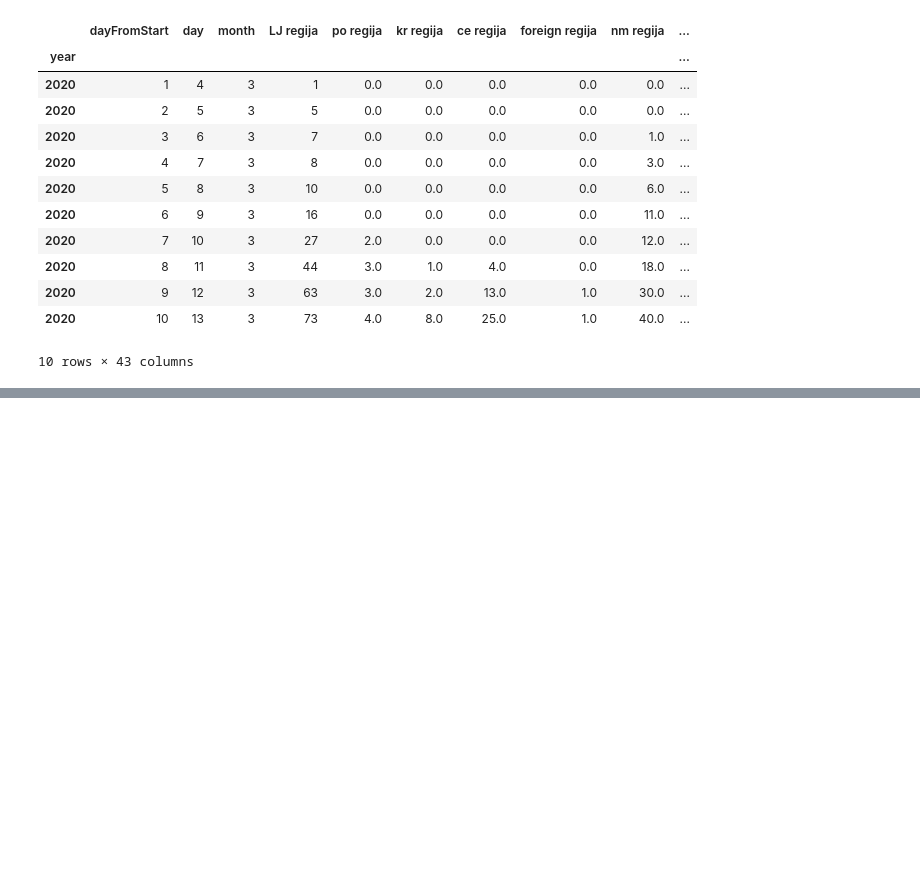
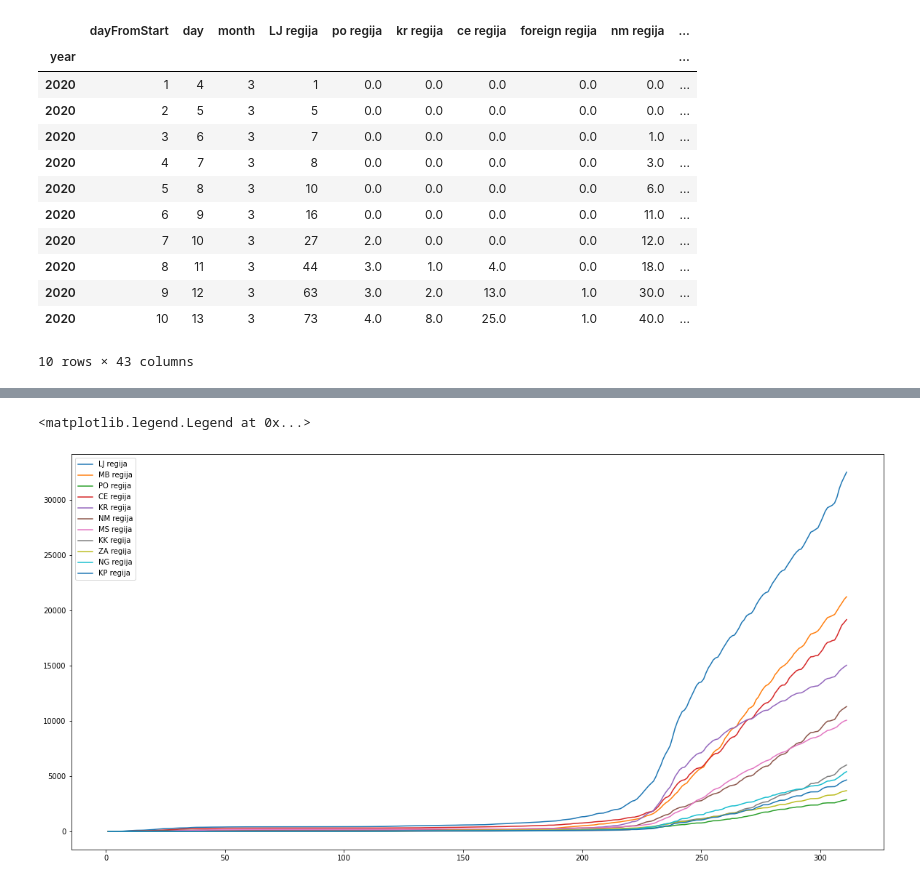
Before and after one commit to nejchauptman/Covid-19-prediction, a Jupyter notebook: covid_19.ipynb, the cells around one changed output, grey strips where cells are left out. Saved outputs shown, nothing was run; the diff lists cells and outputs as text; code cells hidden in the pictures; blank space fills up the shorter version.

```diff
--- a/covid_19.ipynb
+++ b/covid_19.ipynb
@@ -118,0 +130,16 @@ df.head(10)
+# %%
+plt.plot(df['dayFromStart'], df['LJ regija'], label="LJ regija")
+plt.plot(df['dayFromStart'], df['mb regija'], label="MB regija")
+plt.plot(df['dayFromStart'], df['po regija'], label="PO regija")
+plt.plot(df['dayFromStart'], df['ce regija'], label="CE regija")
+plt.plot(df['dayFromStart'], df['kr regija'], label="KR regija")
+plt.plot(df['dayFromStart'], df['nm regija'], label="NM regija")
+plt.plot(df['dayFromStart'], df['ms regija'], label="MS regija")
+plt.plot(df['dayFromStart'], df['kk regija'], label="KK regija")
+plt.plot(df['dayFromStart'], df['za regija'], label="ZA regija")
+plt.plot(df['dayFromStart'], df['ng regija'], label="NG regija")
+plt.plot(df['dayFromStart'], df['kp regija'], label="KP regija")
+plt.legend()
+# %% [output]
+<matplotlib.legend.Legend at 0x...>
+[figure, added]
```
Also changed, not shown: parts of 13 cells of this notebook, 2 other files.
